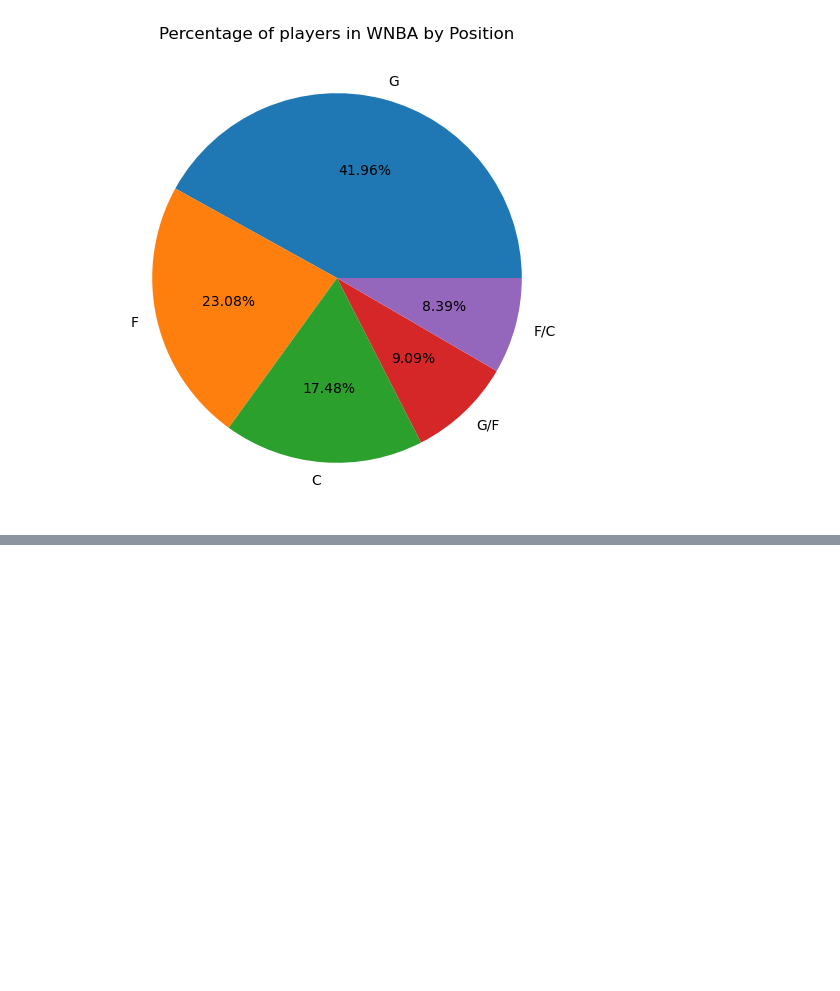
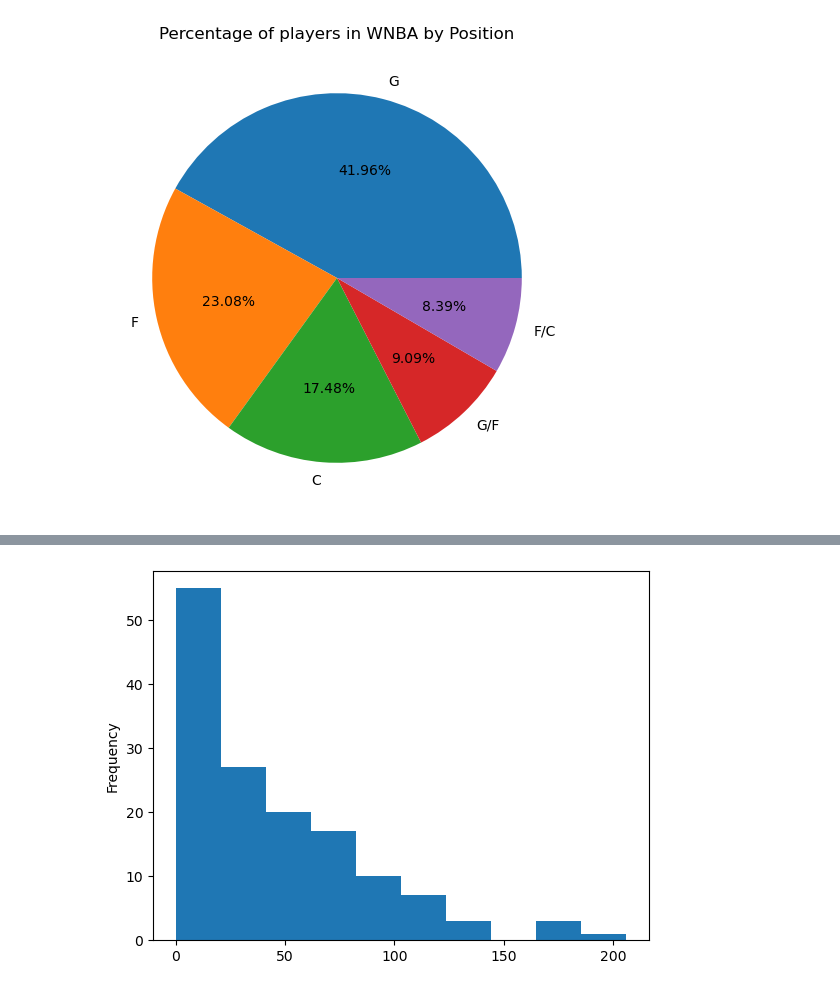
Before and after one commit to castobary/statistics, a Jupyter notebook: 04_module.ipynb, the cells around one changed output, grey strips where cells are left out. Drawn from its saved outputs; the diff is of its cells as text; code cells hidden in the pictures; blank space fills up the shorter version.

```diff
--- a/04_module.ipynb
+++ b/04_module.ipynb
@@ -70,0 +119,5 @@ Text(0, 0.5, '')
+# %%
+wnba['AST'].plot.hist()
+assists_distro = "right skewed"
+# %% [output]
+[figure, added]
```
Also changed, not shown: parts of 44 cells of this notebook.
